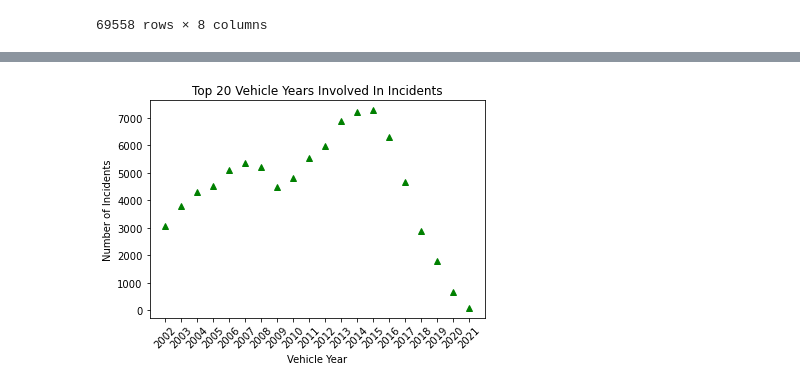
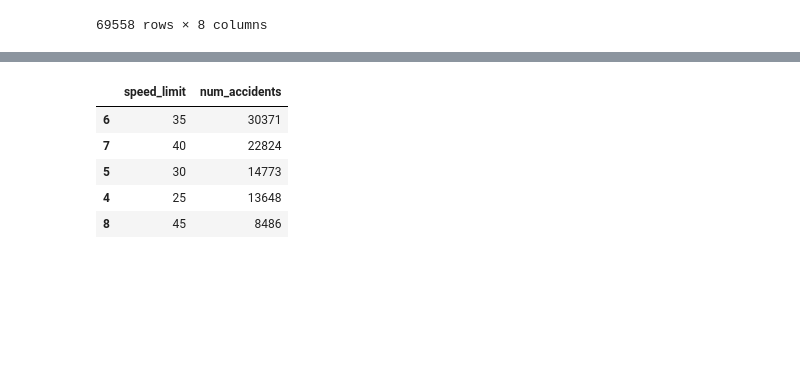
Before and after one commit to terrydiko/INST447Project, a Jupyter notebook: join.ipynb, the cells around one changed output, grey strips where cells are left out. Drawn from its saved outputs; the diff is of its cells as text; code cells hidden in the pictures; blank space fills up the shorter version.

```diff
--- a/join.ipynb
+++ b/join.ipynb
@@ -138,12 +150,16 @@ year
-# %%
-plt.plot(year["vehicle_year"], year["num_incidents"], 'g^')
-
-plt.title('Top 20 Vehicle Years Involved In Incidents')
-plt.xlabel('Vehicle Year')
-plt.ylabel('Number of Incidents')
-
-plt.xticks(rotation=45)
-plt.show()
-# %% [output]
-[figure, removed]
+# %%
+#calculate accidents by speed limit
+speed = merge_data[["report_number", "speed_limit"]]
+speed = speed.groupby("speed_limit").count().reset_index()
+speed.columns = ["speed_limit", "num_accidents"]
+speed.speed_limit = speed.speed_limit.astype(int)
+speed = speed.sort_values('num_accidents', ascending=False)
+speed.head()
+# %% [output]
+|  | speed_limit | num_accidents |
+| 6 | 35 | 30371 |
+| 7 | 40 | 22824 |
+| 5 | 30 | 14773 |
+| 4 | 25 | 13648 |
+| 8 | 45 | 8486 |
 # %%
```
Also changed, not shown: parts of 25 cells of this notebook.
